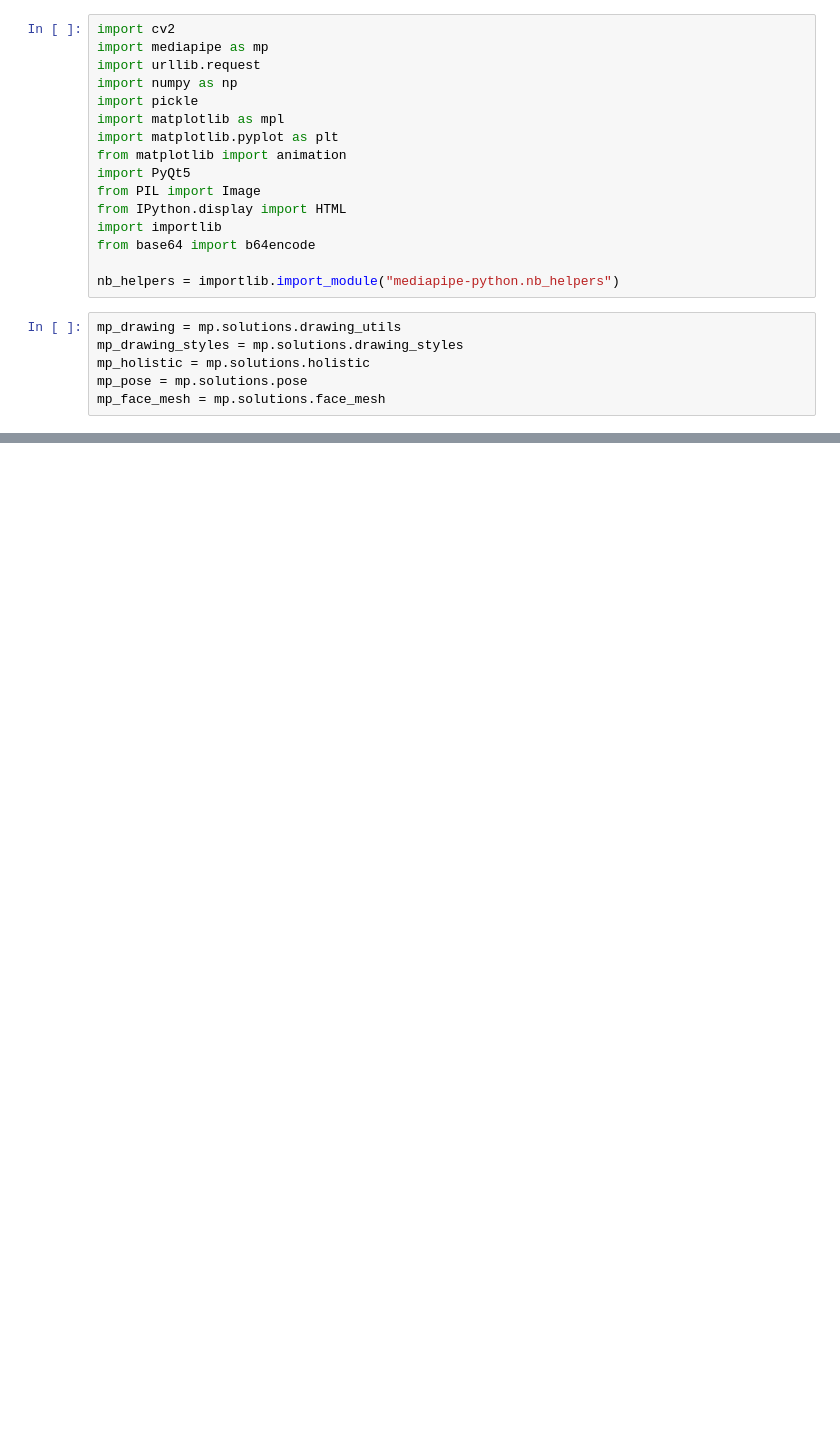
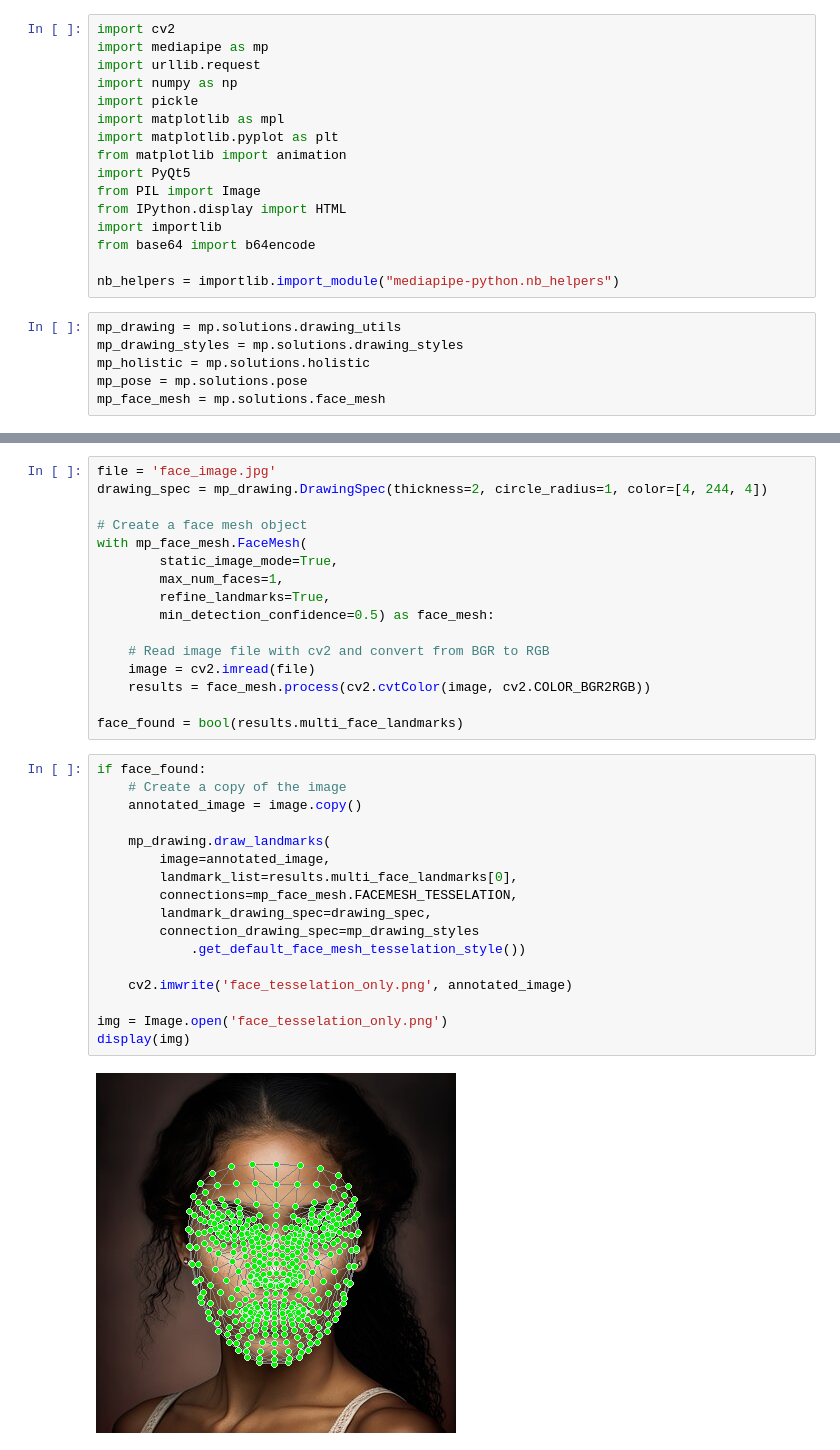
Before and after one commit to deadwalker10s/-ideal-inventions, a Jupyter notebook: handgesture.ipynb, the cells around one changed output, grey strips where cells are left out. Saved outputs shown, nothing was run; the diff lists cells and outputs as text; blank space fills up the shorter version.

```diff
--- a/handgesture.ipynb
+++ b/handgesture.ipynb
@@ -55,0 +56,35 @@ URLError: <urlopen error [Errno -2] Name or service not known>
+# %%
+file = 'face_image.jpg'
+drawing_spec = mp_drawing.DrawingSpec(thickness=2, circle_radius=1, color=[4, 244, 4])
+
+# Create a face mesh object
+with mp_face_mesh.FaceMesh(
+        static_image_mode=True,
+        max_num_faces=1,
+        refine_landmarks=True,
+        min_detection_confidence=0.5) as face_mesh:
+
+    # Read image file with cv2 and convert from BGR to RGB
+    image = cv2.imread(file)
+    results = face_mesh.process(cv2.cvtColor(image, cv2.COLOR_BGR2RGB))
+
+face_found = bool(results.multi_face_landmarks)
+# %%
+if face_found:
+    # Create a copy of the image
+    annotated_image = image.copy()
+
+    mp_drawing.draw_landmarks(
+        image=annotated_image,
+        landmark_list=results.multi_face_landmarks[0],
+        connections=mp_face_mesh.FACEMESH_TESSELATION,
+        landmark_drawing_spec=drawing_spec,
+        connection_drawing_spec=mp_drawing_styles
+            .get_default_face_mesh_tesselation_style())
+
+    cv2.imwrite('face_tesselation_only.png', annotated_image)
+
+img = Image.open('face_tesselation_only.png')
+display(img)
+# %% [output]
+[figure, added]
```
Also changed, not shown: parts of 18 cells of this notebook.
